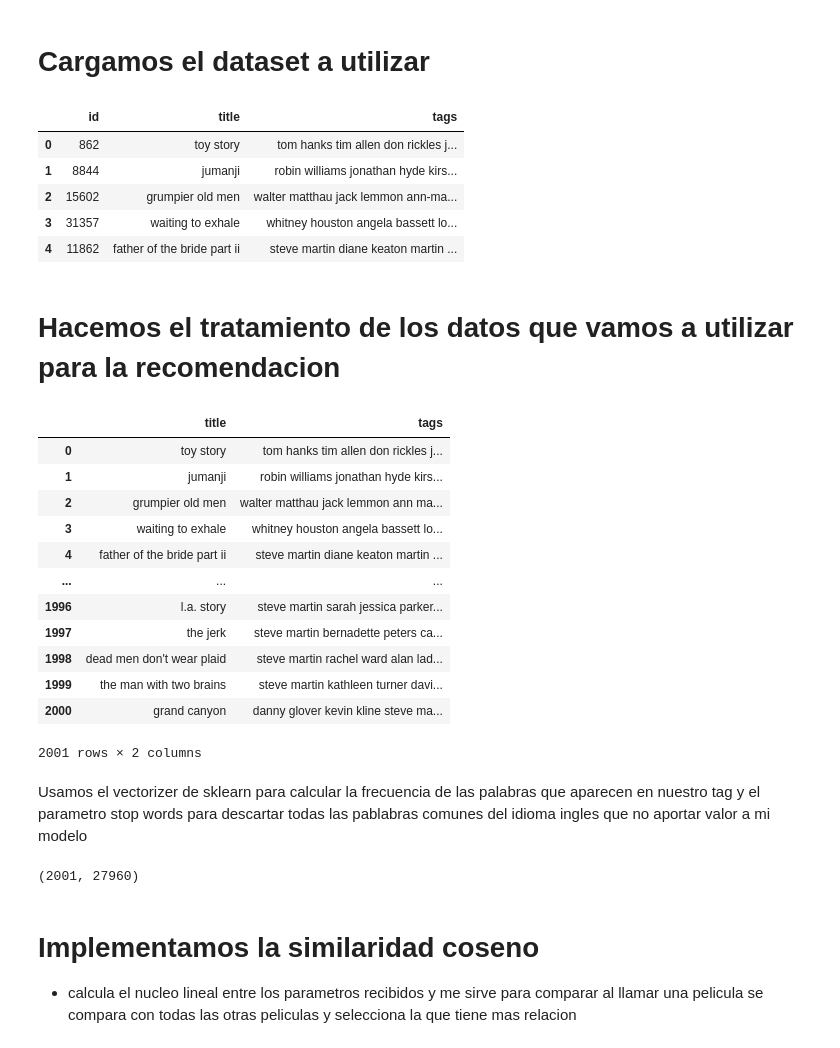
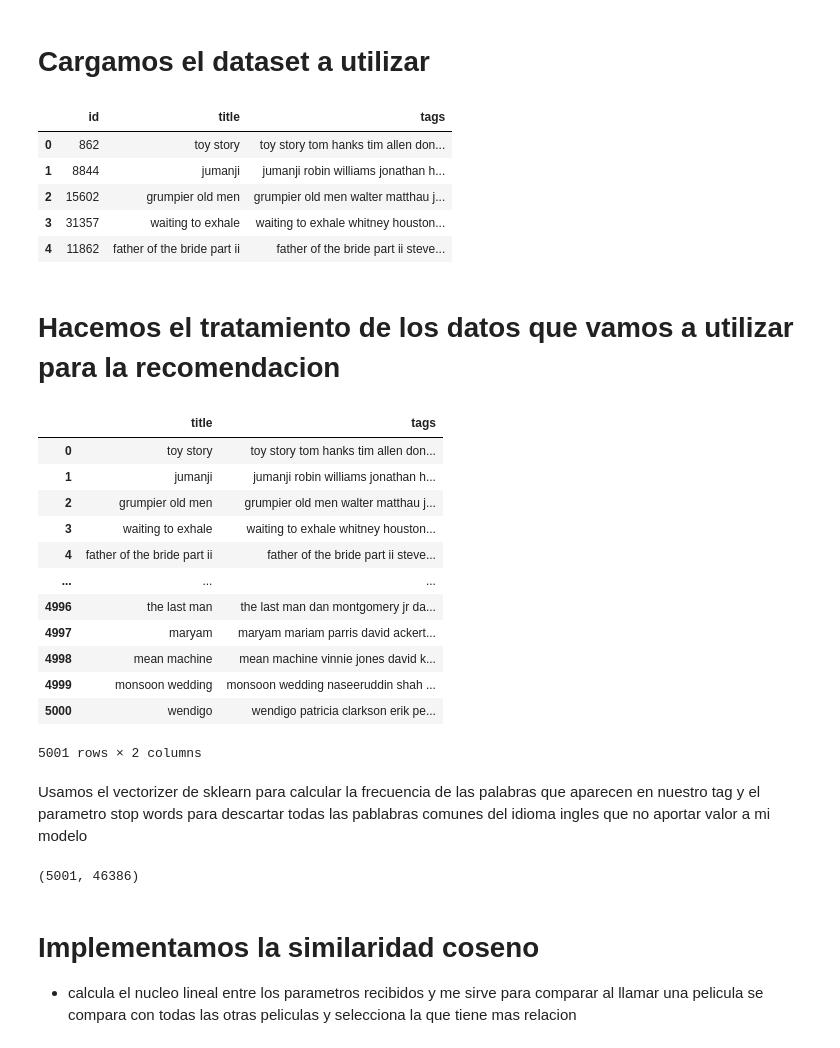
Before and after one commit to danser996/PI_DS, a Jupyter notebook: code/model_SR.ipynb, the cells around one changed output. Saved outputs shown, nothing was run; the diff lists cells and outputs as text; code cells hidden in the pictures.

```diff
--- a/code/model_SR.ipynb
+++ b/code/model_SR.ipynb
@@ -11,38 +36,38 @@ from sklearn.metrics.pairwise import linear_kernel
 # %% [markdown]
 # Cargamos el dataset a utilizar
 # %%
-data = pd.read_csv('dataset_2.csv', index_col=0)
+data = pd.read_csv('dataset_3.zip', index_col=0)
 data.head()
 # %% [output]
 |  | id | title | tags |
-| 0 | 862 | toy story | tom hanks tim allen don rickles j... |
-| 1 | 8844 | jumanji | robin williams jonathan hyde kirs... |
-| 2 | 15602 | grumpier old men | walter matthau jack lemmon ann-ma... |
-| 3 | 31357 | waiting to exhale | whitney houston angela bassett lo... |
-| 4 | 11862 | father of the bride part ii | steve martin diane keaton martin ... |
+| 0 | 862 | toy story | toy story tom hanks tim allen don... |
+| 1 | 8844 | jumanji | jumanji robin williams jonathan h... |
+| 2 | 15602 | grumpier old men | grumpier old men walter matthau j... |
+| 3 | 31357 | waiting to exhale | waiting to exhale whitney houston... |
+| 4 | 11862 | father of the bride part ii | father of the bride part ii steve... |
 # %% [markdown]
 # Hacemos el tratamiento de los datos que vamos a utilizar para la recomendacion
 # %%
 df = data[['title', 'tags']]
 # df = df.sample(frac=0.1)
-df = df.iloc[0:2001]
+df = df.iloc[0:5001]
 df.reset_index(drop=True, inplace=True)
 df['tags'] = df['tags'].str.replace('[{}]'.format(string.punctuation), ' ')
 df
 # %% [output]
 |  | title | tags |
-| 0 | toy story | tom hanks tim allen don rickles j... |
-| 1 | jumanji | robin williams jonathan hyde kirs... |
-| 2 | grumpier old men | walter matthau jack lemmon ann ma... |
-| 3 | waiting to exhale | whitney houston angela bassett lo... |
-| 4 | father of the bride part ii | steve martin diane keaton martin ... |
+| 0 | toy story | toy story tom hanks tim allen don... |
+| 1 | jumanji | jumanji robin williams jonathan h... |
+| 2 | grumpier old men | grumpier old men walter matthau j... |
+| 3 | waiting to exhale | waiting to exhale whitney houston... |
+| 4 | father of the bride part ii | father of the bride part ii steve... |
 | ... | ... | ... |
-| 1996 | l.a. story | steve martin sarah jessica parker... |
-| 1997 | the jerk | steve martin bernadette peters ca... |
-| 1998 | dead men don't wear plaid | steve martin rachel ward alan lad... |
-| 1999 | the man with two brains | steve martin kathleen turner davi... |
-| 2000 | grand canyon | danny glover kevin kline steve ma... |
+| 4996 | the last man | the last man dan montgomery jr da... |
+| 4997 | maryam | maryam mariam parris david ackert... |
+| 4998 | mean machine | mean machine vinnie jones david k... |
+| 4999 | monsoon wedding | monsoon wedding naseeruddin shah ... |
+| 5000 | wendigo | wendigo patricia clarkson erik pe... |
-2001 rows × 2 columns
+5001 rows × 2 columns
 # %% [markdown]
 Usamos el vectorizer de sklearn para calcular la frecuencia de las palabras que aparecen en nuestro tag y el parametro stop words para descartar todas las pablabras comunes del idioma ingles que no aportar valor a mi modelo
 # %%
@@ -54,7 +79,7 @@ tfidf.vocabulary_ # imprimimos el vocabulario encontrado y su frecuencia a lo la
 # imprimimos el tamaño de la matrix
 tfidf_matrix.shape
 # %% [output]
-(2001, 27960)
+(5001, 46386)
 # %% [markdown]
 # Implementamos la similaridad coseno
 
```
Also changed, not shown: parts of 15 cells of this notebook, 4 other files.
